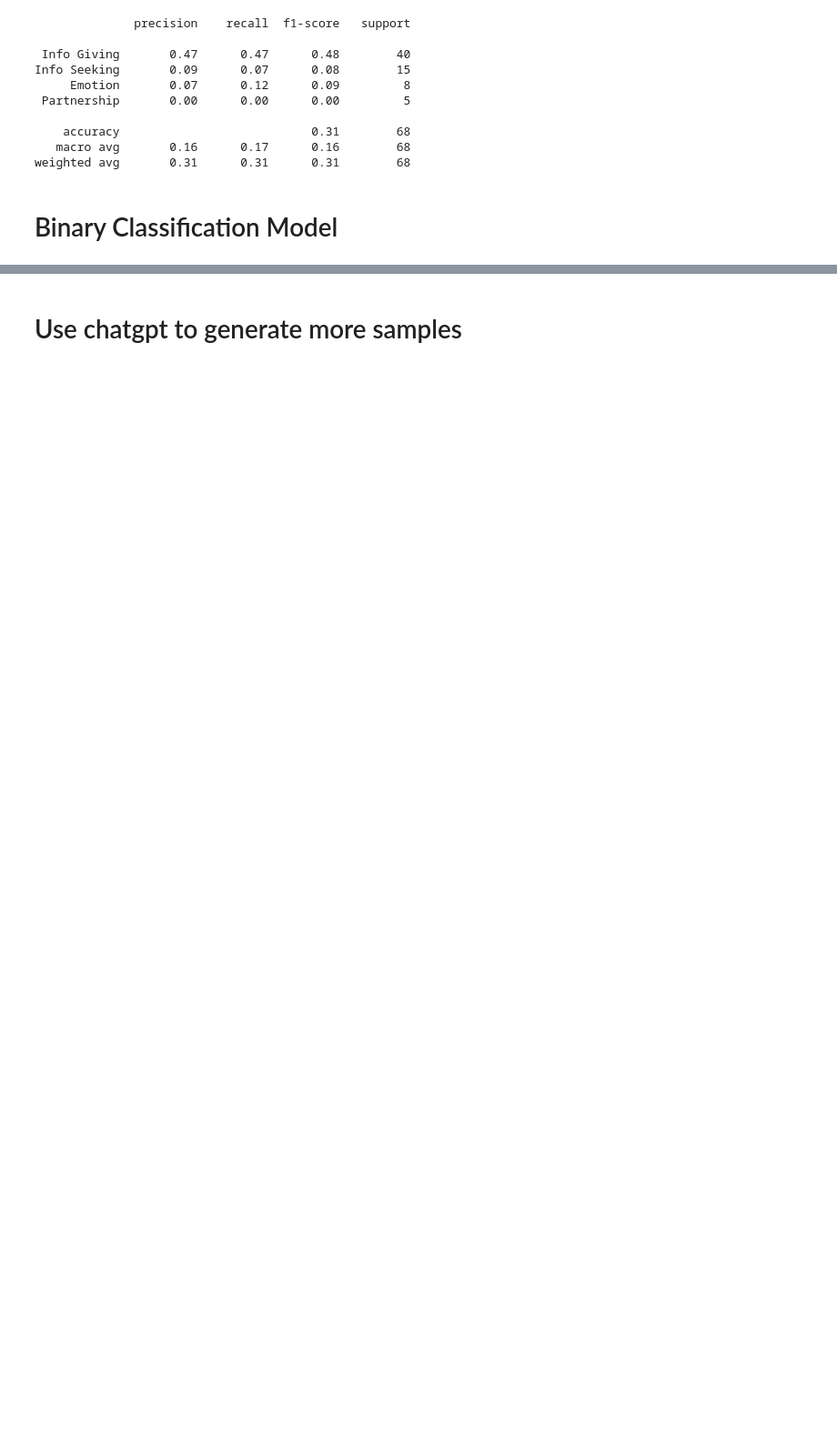
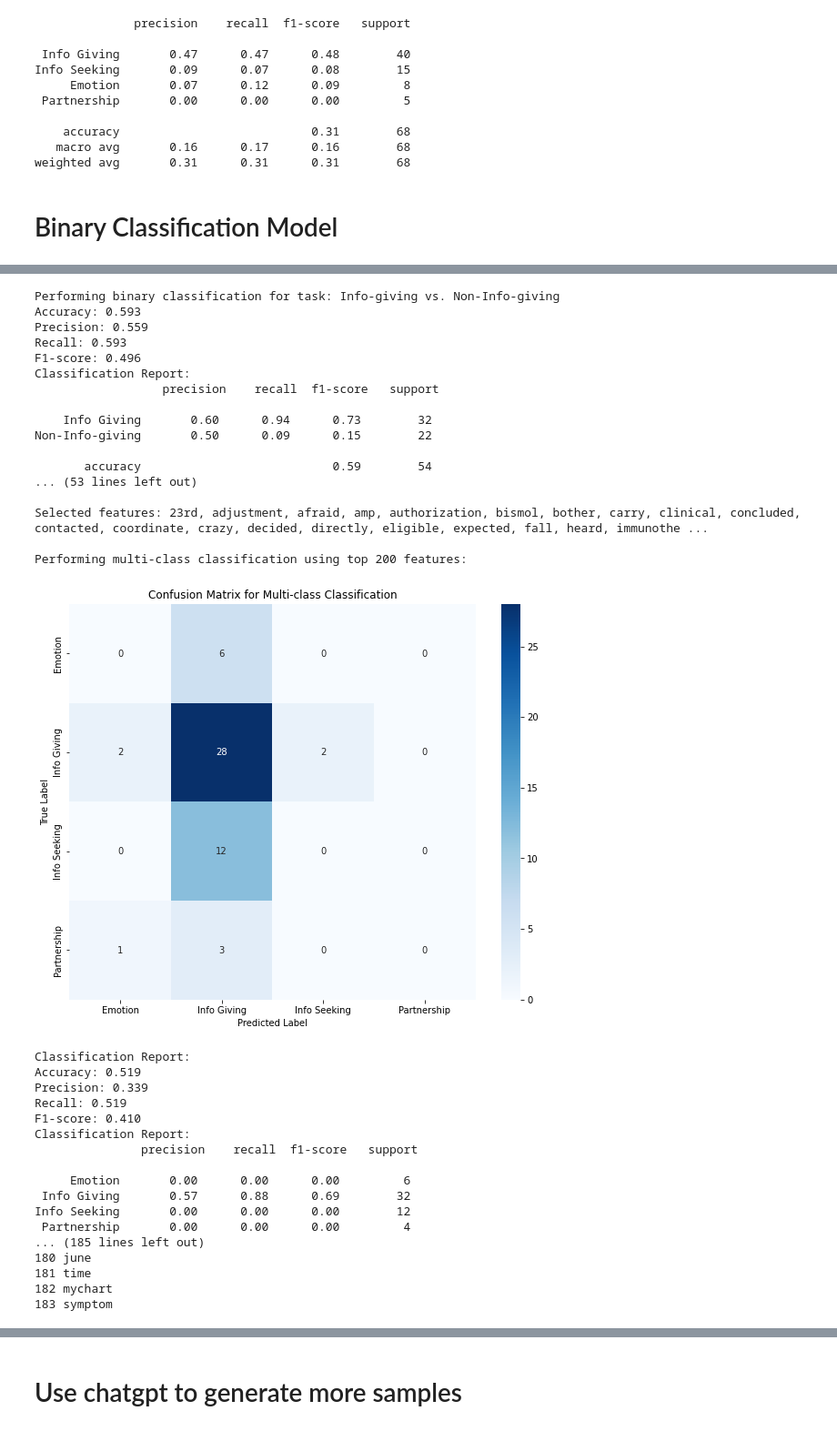
Before and after one commit to TheLittleJimmy/CBB750, a Jupyter notebook: Aim2.ipynb, the cells around one changed output, grey strips where cells are left out. Shown at 91% size. Saved outputs shown, nothing was run; the diff lists cells and outputs as text; code cells hidden in the pictures; blank space fills up the shorter version.

```diff
--- a/Aim2.ipynb
+++ b/Aim2.ipynb
@@ -1279,0 +595,38 @@ weighted avg       0.35      0.59      0.44        54
+# %%
+perform_binary_decision_tree_classification(data, top_k=50)
+# %% [output]
+Performing binary classification for task: Info-giving vs. Non-Info-giving
+Accuracy: 0.593
+Precision: 0.559
+Recall: 0.593
+F1-score: 0.496
+Classification Report:
+                  precision    recall  f1-score   support
+
+    Info Giving       0.60      0.94      0.73        32
+Non-Info-giving       0.50      0.09      0.15        22
+
+       accuracy                           0.59        54
+... (53 lines left out)
+
+Selected features: 23rd, adjustment, afraid, amp, authorization, bismol, bother, carry, clinical, concluded, contacted, coordinate, crazy, decided, directly, eligible, expected, fall, heard, immunothe ...
+
+Performing multi-class classification using top 200 features:
+[figure, added]
+Classification Report:
+Accuracy: 0.519
+Precision: 0.339
+Recall: 0.519
+F1-score: 0.410
+Classification Report:
+               precision    recall  f1-score   support
+
+     Emotion       0.00      0.00      0.00         6
+ Info Giving       0.57      0.88      0.69        32
+Info Seeking       0.00      0.00      0.00        12
+ Partnership       0.00      0.00      0.00         4
+... (185 lines left out)
+180 june
+181 time
+182 mychart
+183 symptom
```
Also changed, not shown: parts of 43 cells of this notebook.
